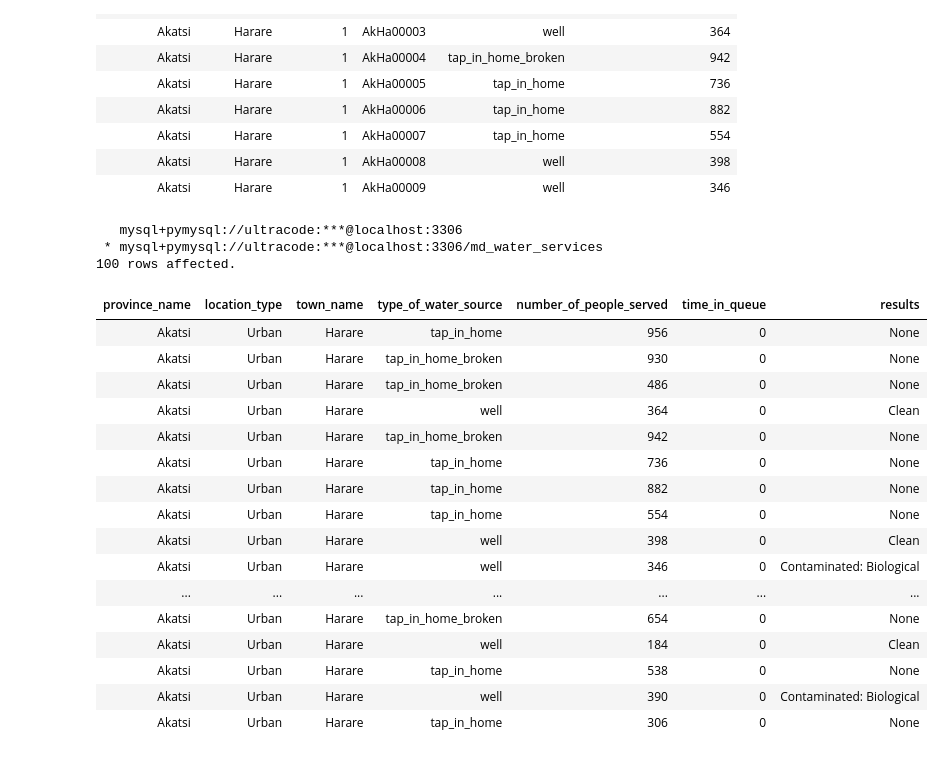
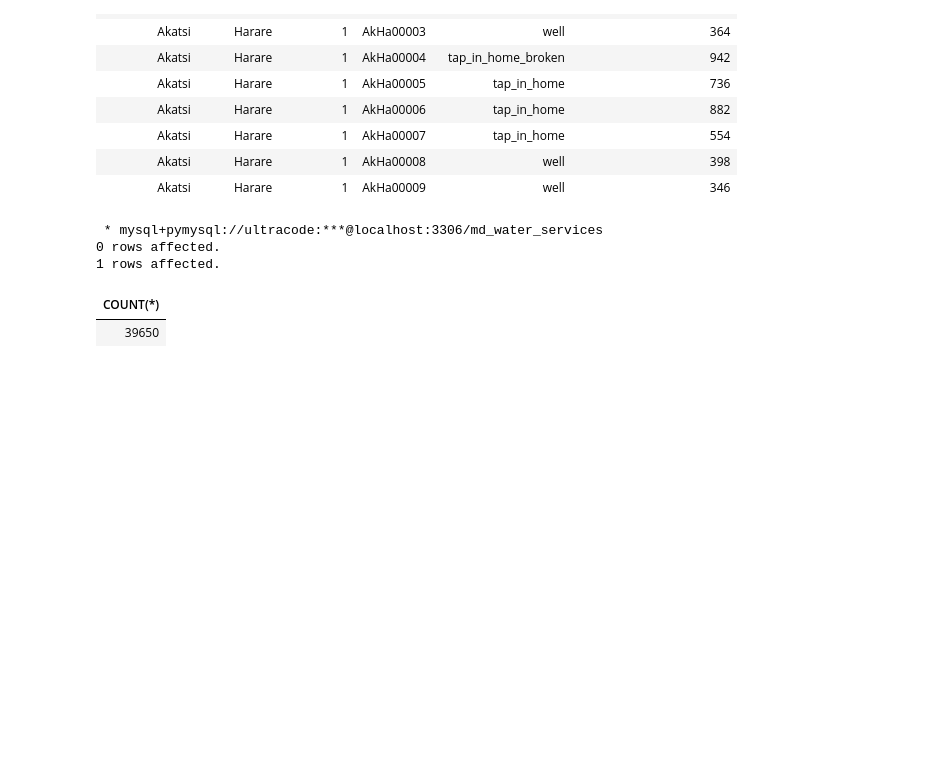
Before and after one commit to Ultra-Code/datascience_exploration, a Jupyter notebook: src/Integrated project - Weaving the data threads of Maji Ndogo's narrative.ipynb, the cells around one changed output. Drawn from its saved outputs; the diff is of its cells as text; code cells hidden in the pictures; blank space fills up the shorter version.

```diff
--- a/src/Integrated project - Weaving the data threads of Maji Ndogo's narrative.ipynb
+++ b/src/Integrated project - Weaving the data threads of Maji Ndogo's narrative.ipynb
@@ -756,52 +750,38 @@ SELECT * FROM Records;
 | Akatsi | Harare | 1 | AkHa00008 | well | 398 |
 | Akatsi | Harare | 1 | AkHa00009 | well | 346 |
 # %%
-%%sql -- Remove unneeded columns
-WITH Records AS(
+%%sql
+-- Remove unneeded columns and convert to a view
+-- This view assembles data from different tables into one to simplify analysis
+
+CREATE VIEW IF NOT EXISTS combined_analysis_table AS
 SELECT  l.province_name,
         l.location_type,
         l.town_name,
-        w.type_of_water_source,
-        w.number_of_people_served,
+        w.type_of_water_source as source_type,
+        w.number_of_people_served as people_served,
         v.time_in_queue,
         wp.results
 FROM
     location as l
 JOIN
     visits as v
 ON
     l.location_id=v.location_id
 JOIN
     water_source as w
 ON
     w.source_id=v.source_id
 LEFT JOIN
     well_pollution as wp
 ON wp.source_id=v.source_id
 WHERE v.visit_count = 1
-ORDER BY province_name, town_name
-LIMIT 100
-)
+ORDER BY province_name, town_name;
 
-SELECT * FROM Records;
+SELECT COUNT(*) FROM combined_analysis_table;
 # %% [output]
-   mysql+pymysql://ultracode:***@localhost:3306
  * mysql+pymysql://ultracode:***@localhost:3306/md_water_services
-100 rows affected.
+0 rows affected.
+1 rows affected.
-| province_name | location_type | town_name | type_of_water_source | number_of_people_served | time_in_queue | results |
-| Akatsi | Urban | Harare | tap_in_home | 956 | 0 | None |
-| Akatsi | Urban | Harare | tap_in_home_broken | 930 | 0 | None |
-| Akatsi | Urban | Harare | tap_in_home_broken | 486 | 0 | None |
-| Akatsi | Urban | Harare | well | 364 | 0 | Clean |
-| Akatsi | Urban | Harare | tap_in_home_broken | 942 | 0 | None |
-| Akatsi | Urban | Harare | tap_in_home | 736 | 0 | None |
-| Akatsi | Urban | Harare | tap_in_home | 882 | 0 | None |
-| Akatsi | Urban | Harare | tap_in_home | 554 | 0 | None |
-| Akatsi | Urban | Harare | well | 398 | 0 | Clean |
-| Akatsi | Urban | Harare | well | 346 | 0 | Contaminated: Biological |
-| ... | ... | ... | ... | ... | ... | ... |
-| Akatsi | Urban | Harare | tap_in_home_broken | 654 | 0 | None |
-| Akatsi | Urban | Harare | well | 184 | 0 | Clean |
-| Akatsi | Urban | Harare | tap_in_home | 538 | 0 | None |
-| Akatsi | Urban | Harare | well | 390 | 0 | Contaminated: Biological |
-| Akatsi | Urban | Harare | tap_in_home | 306 | 0 | None |
+| COUNT(*) |
+| 39650 |
```
Also changed, not shown: parts of 3 cells of this notebook.
